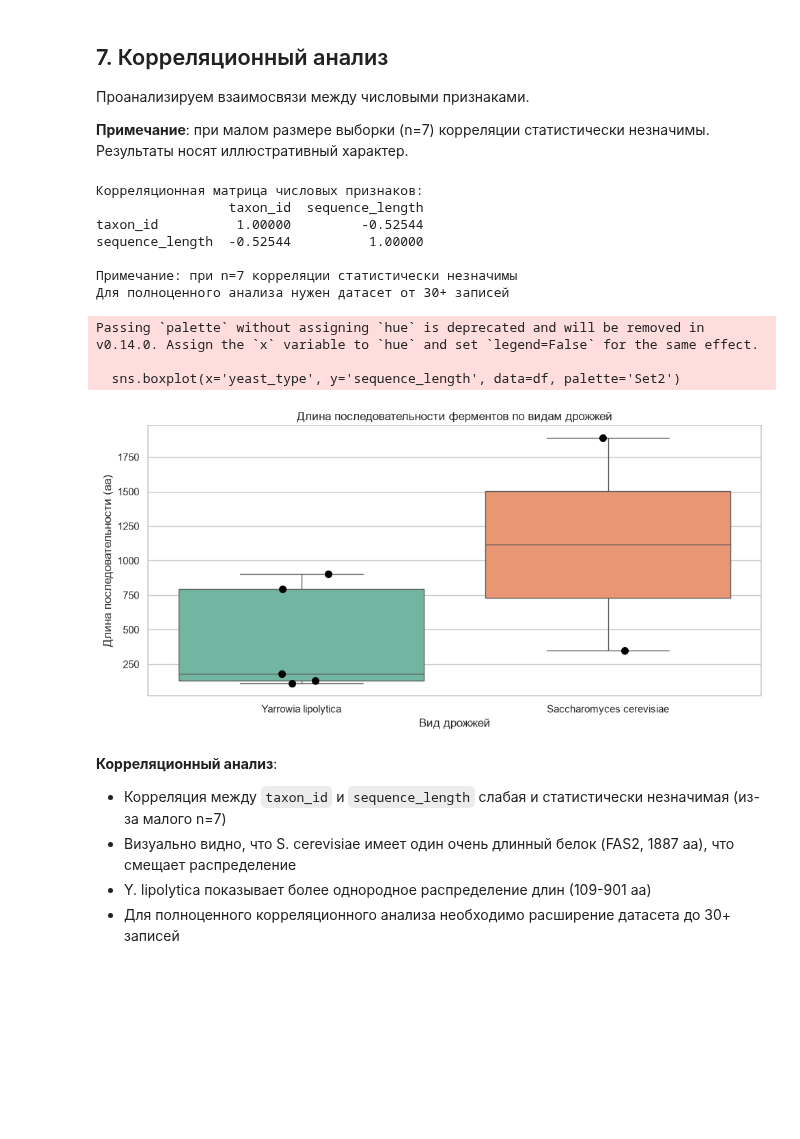
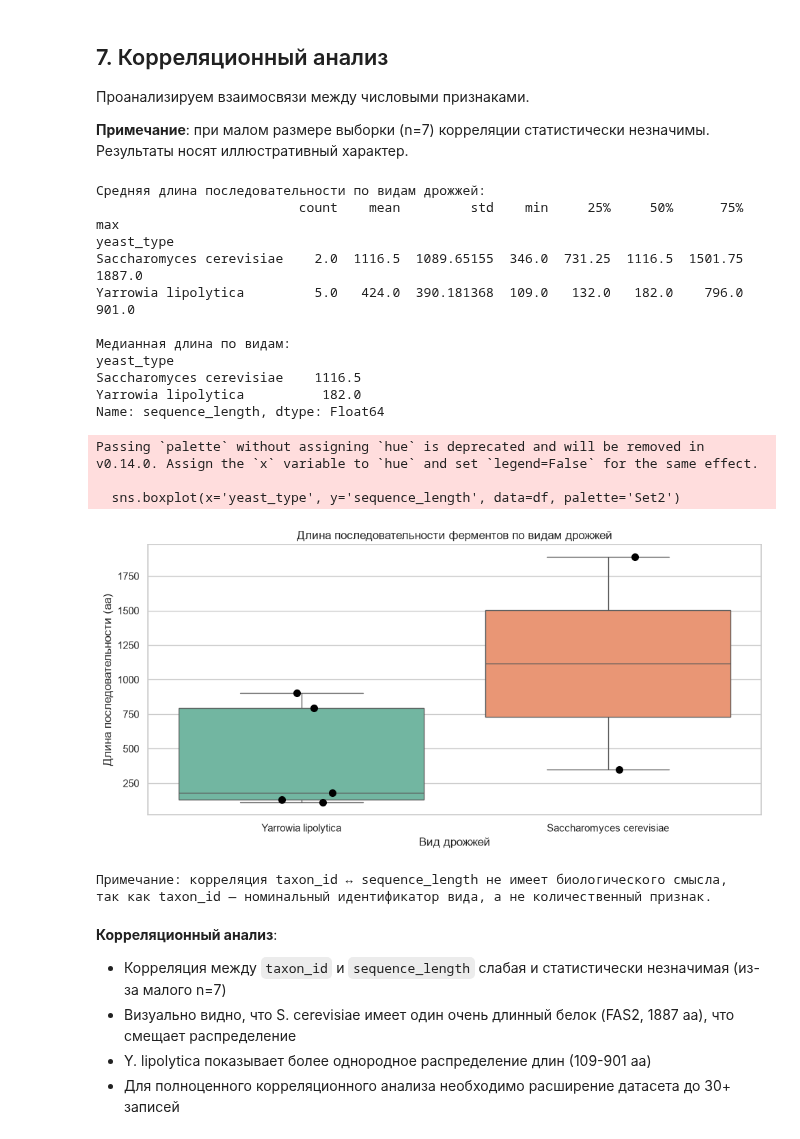
Before and after one commit to Komarovka/task-1, a Jupyter notebook: notebooks/EDA.ipynb, the cells around one changed output. Drawn from its saved outputs; the diff is of its cells as text; code cells hidden in the pictures; blank space fills up the shorter version.

Commit message:
Исправлены замечания бота: пагинация, Z-score, корреляция, sys.exit, дубли

```diff
--- a/notebooks/EDA.ipynb
+++ b/notebooks/EDA.ipynb
@@ -46,7 +46,7 @@ print('✅ Библиотеки импортированы')
 # %% [output]
 ✅ Библиотеки импортированы
 # %%
-# Запрашиваем данные напрямую из UniProt API
+# Запрашиваем данные напрямую из UniProt API с пагинацией и проверкой статуса
 BASE_URL = "https://rest.uniprot.org/uniprotkb/search"
 FIELDS = "accession,id,gene_names,protein_name,organism_name,organism_id,length"
 
@@ -57,9 +57,27 @@ queries = [
 
 all_results = []
 for q in queries:
+    url = BASE_URL
+    params = {"query": q, "format": "json", "size": 100, "fields": FIELDS}
+
     with httpx.Client(timeout=30) as client:
-        resp = client.get(BASE_URL, params={"query": q, "format": "json", "size": 100, "fields": FIELDS})
-        all_results.extend(resp.json().get("results", []))
+        while url:
+            resp = client.get(url, params=params, headers={"User-Agent": "Komarovka-Student/1.0"})
+            resp.raise_for_status()  # падаем громко при 4xx/5xx
+
+            total = resp.headers.get("x-total-results", "?")
+            print(f"  x-total-results: {total}")
+
+            data = resp.json()
+            all_results.extend(data.get("results", []))
+
+            # Пагинация через заголовок Link: rel="next"
+            next_url = resp.links.get("next", {}).get("url")
+            if next_url:
+                url = next_url
+                params = None  # параметры уже в URL
+            else:
+                url = None
 
 # Дедупликация по accession
 seen = set()
@@ -525,33 +550,46 @@ for idx, row in df.iterrows():
 
 **Примечание**: при малом размере выборки (n=7) корреляции статистически незначимы. Результаты носят иллюстративный характер.
 # %%
-numeric_cols = ['taxon_id', 'sequence_length']
-corr_matrix = df[numeric_cols].corr()
-print("Корреляционная матрица числовых признаков:")
-print(corr_matrix)
-print("\nПримечание: при n=7 корреляции статистически незначимы")
-print("Для полноценного анализа нужен датасет от 30+ записей")
+# taxon_id — номинальный идентификатор вида (4932, 4952),
+# между ними нет числового порядка, поэтому Pearson-корреляция бессмысленна.
+# Вместо неё — сравнение средних длин по видам.
 
+print("Средняя длина последовательности по видам дрожжей:")
+print(df.groupby('yeast_type')['sequence_length'].describe())
+
+print("\nМедианная длина по видам:")
+print(df.groupby('yeast_type')['sequence_length'].median())
+
+# Визуализация
 plt.figure(figsize=(10, 5))
 sns.boxplot(x='yeast_type', y='sequence_length', data=df, palette='Set2')
 sns.stripplot(x='yeast_type', y='sequence_length', data=df, color='black', size=8, jitter=True)
 plt.title('Длина последовательности ферментов по видам дрожжей')
 plt.xlabel('Вид дрожжей')
 plt.ylabel('Длина последовательности (аа)')
 plt.tight_layout()
 plt.show()
+
+print("\nПримечание: корреляция taxon_id ↔ sequence_length не имеет биологического смысла,")
+print("так как taxon_id — номинальный идентификатор вида, а не количественный признак.")
 # %% [output]
-Корреляционная матрица числовых признаков:
-                 taxon_id  sequence_length
-taxon_id          1.00000         -0.52544
-sequence_length  -0.52544          1.00000
+Средняя длина последовательности по видам дрожжей:
+                          count    mean         std    min     25%     50%      75%     max
+yeast_type
+Saccharomyces cerevisiae    2.0  1116.5  1089.65155  346.0  731.25  1116.5  1501.75  1887.0
+Yarrowia lipolytica         5.0   424.0  390.181368  109.0   132.0   182.0    796.0   901.0
 
-Примечание: при n=7 корреляции статистически незначимы
-Для полноценного анализа нужен датасет от 30+ записей
+Медианная длина по видам:
+yeast_type
+Saccharomyces cerevisiae    1116.5
+Yarrowia lipolytica          182.0
+Name: sequence_length, dtype: Float64
 Passing `palette` without assigning `hue` is deprecated and will be removed in v0.14.0. Assign the `x` variable to `hue` and set `legend=False` for the same effect.
 
   sns.boxplot(x='yeast_type', y='sequence_length', data=df, palette='Set2')
-[figure, old version]
+[figure, new version]
+Примечание: корреляция taxon_id ↔ sequence_length не имеет биологического смысла,
+так как taxon_id — номинальный идентификатор вида, а не количественный признак.
 # %% [markdown]
 **Корреляционный анализ**:
 - Корреляция между `taxon_id` и `sequence_length` слабая и статистически незначимая (из-за малого n=7)
```
Also changed, not shown: parts of 4 cells of this notebook, 1 other file.
